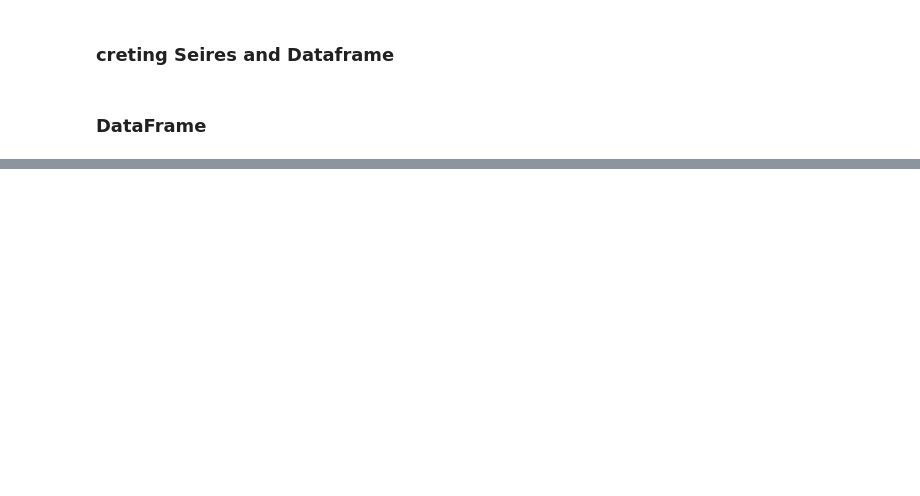
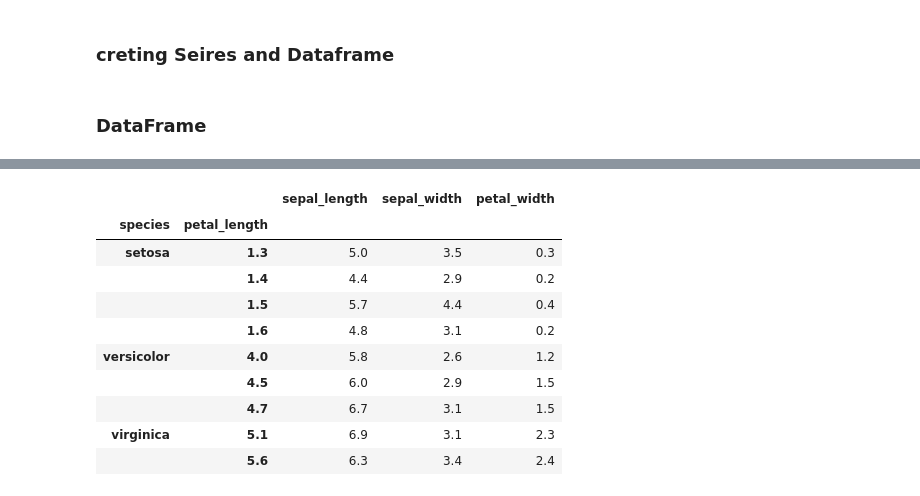
Before and after one commit to erfanvahdat/Algorithm_Trading_01, a Jupyter notebook: pandas.ipynb, the cells around one changed output, grey strips where cells are left out. Saved outputs shown, nothing was run; the diff lists cells and outputs as text; code cells hidden in the pictures; blank space fills up the shorter version.

```diff
--- a/pandas.ipynb
+++ b/pandas.ipynb
@@ -244,3 +244,6 @@ end = datetime.datetime(2014, 1, 27)
 # read the MSFT stock data from yahoo! and view the head
 # yahoo = wb.DataReader('MSFT', 'yahoo', start, end)
 # yahoo.head()
+# %%
+data=sns.load_dataset('iris')
+data[:5]
@@ -246,0 +257,15 @@ end = datetime.datetime(2014, 1, 27)
+# %%
+gr=data.groupby(['species','petal_length'])
+gr.nth(4)
+# %% [output]
+|  |  | sepal_length | sepal_width | petal_width |
+| species | petal_length |  |  |  |
+| setosa | 1.3 | 5.0 | 3.5 | 0.3 |
+|  | 1.4 | 4.4 | 2.9 | 0.2 |
+|  | 1.5 | 5.7 | 4.4 | 0.4 |
+|  | 1.6 | 4.8 | 3.1 | 0.2 |
+| versicolor | 4.0 | 5.8 | 2.6 | 1.2 |
+|  | 4.5 | 6.0 | 2.9 | 1.5 |
+|  | 4.7 | 6.7 | 3.1 | 1.5 |
+| virginica | 5.1 | 6.9 | 3.1 | 2.3 |
+|  | 5.6 | 6.3 | 3.4 | 2.4 |
```
Also changed, not shown: parts of 20 cells of this notebook, 2 other files.
